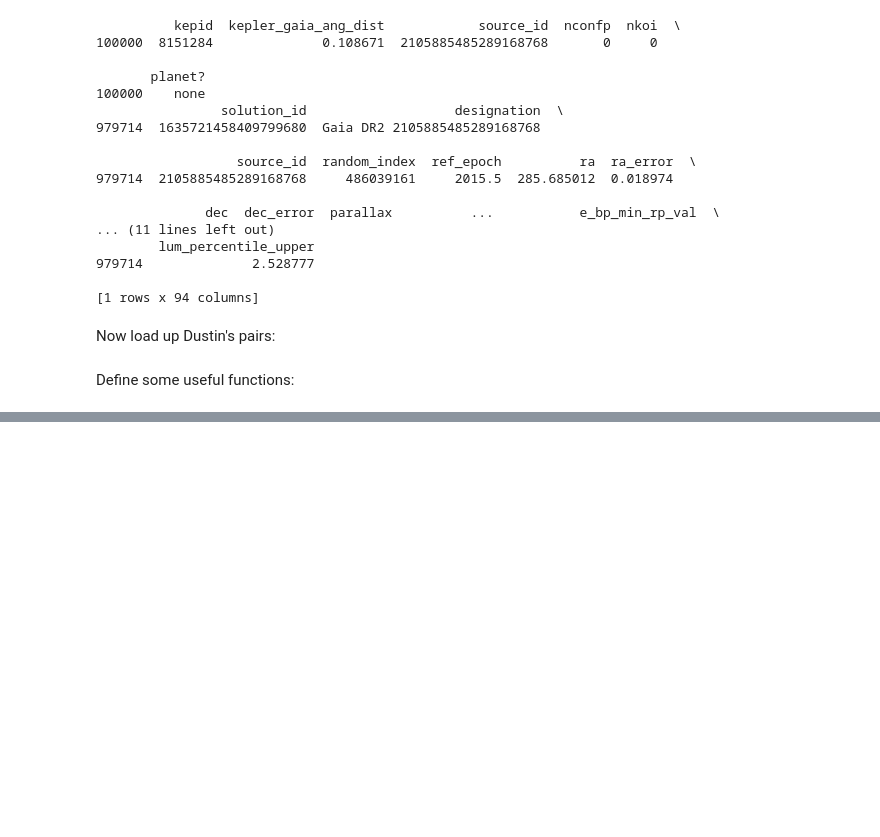
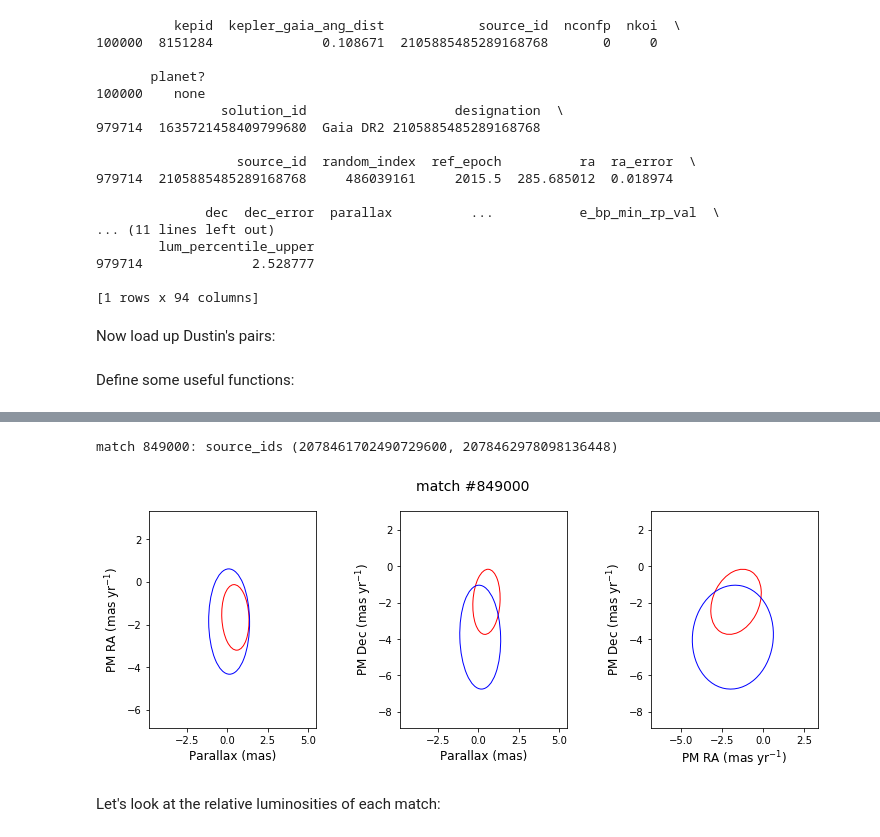
Before and after one commit to megbedell/kepler-pairs, a Jupyter notebook: notebooks/all-kepler-matches.ipynb, the cells around one changed output, grey strips where cells are left out. Cells and saved outputs as stored; diff of their text form; code cells hidden in the pictures; blank space fills up the shorter version.

```diff
--- a/notebooks/all-kepler-matches.ipynb
+++ b/notebooks/all-kepler-matches.ipynb
@@ -147,0 +183,49 @@ plt.yscale('log')
+# %%
+from plot_tools import error_ellipse
+fs = 12
+# %%
+def plot_xs(i, sigma=1):
+    x1 = make_x(table.iloc[pairs_ind1s[i]])
+    cov1 = make_cov(table.iloc[pairs_ind1s[i]])
+    x2 = make_x(table.iloc[pairs_ind2s[i]])
+    cov2 = make_cov(table.iloc[pairs_ind2s[i]])
+    fig = plt.figure(figsize=(12,4))
+    ax1 = fig.add_subplot(131)
+    error_ellipse(ax1, x1[0], x1[1], cov1[:2,:2], ec='red', sigma=sigma)
+    error_ellipse(ax1, x2[0], x2[1], cov2[:2,:2], ec='blue', sigma=sigma)
+    ax1.set_xlim([min([x1[0], x2[0]]) - 5., max([x1[0], x2[0]]) + 5.])
+    ax1.set_ylim([min([x1[1], x2[1]]) - 5., max([x1[1], x2[1]]) + 5.])
+    ax1.set_xlabel('Parallax (mas)', fontsize=fs)
+    ax1.set_ylabel('PM RA (mas yr$^{-1}$)', fontsize=fs)
+
+    ax2 = fig.add_subplot(133)
+    error_ellipse(ax2, x1[1], x1[2], cov1[1:,1:], ec='red', sigma=sigma)
+    error_ellipse(ax2, x2[1], x2[2], cov2[1:,1:], ec='blue', sigma=sigma)
+    ax2.set_xlim([min([x1[1], x2[1]]) - 5., max([x1[1], x2[1]]) + 5.])
+    ax2.set_ylim([min([x1[2], x2[2]]) - 5., max([x1[2], x2[2]]) + 5.])
+    ax2.set_xlabel('PM RA (mas yr$^{-1}$)', fontsize=fs)
+    ax2.set_ylabel('PM Dec (mas yr$^{-1}$)', fontsize=fs)
+
+    ax3 = fig.add_subplot(132)
+    c1 = np.delete(np.delete(cov1, 1, axis=0), 1, axis=1)
+    c2 = np.delete(np.delete(cov2, 1, axis=0), 1, axis=1)
+    error_ellipse(ax3, x1[0], x1[2], c1, ec='red', sigma=sigma)
+    error_ellipse(ax3, x2[0], x2[2], c2, ec='blue', sigma=sigma)
+    ax3.set_xlim([min([x1[0], x2[0]]) - 5., max([x1[0], x2[0]]) + 5.])
+    ax3.set_ylim([min([x1[2], x2[2]]) - 5., max([x1[2], x2[2]]) + 5.])
+    ax3.set_xlabel('Parallax (mas)', fontsize=fs)
+    ax3.set_ylabel('PM Dec (mas yr$^{-1}$)', fontsize=fs)
+
+    fig.subplots_adjust(wspace = 0.5)
+    fig.text(0.5, 0.95, 'match #{0}'.format(i), horizontalalignment='center',
+             transform=ax.transAxes, fontsize=fs+2)
+# %%
+i = np.random.randint(0, len(pairs_ind1s))
+print("match {0}: source_ids {1}".format(i,
+            read_match_attr(pairs_ind1s[i], pairs_ind2s[i], 'source_id')))
+plot_xs(i, sigma=3)
+# %% [output]
+match 849000: source_ids (2078461702490729600, 2078462978098136448)
+[figure, added]
+# %% [markdown]
+Let's look at the relative luminosities of each match:
```
Also changed, not shown: parts of 18 cells of this notebook.
